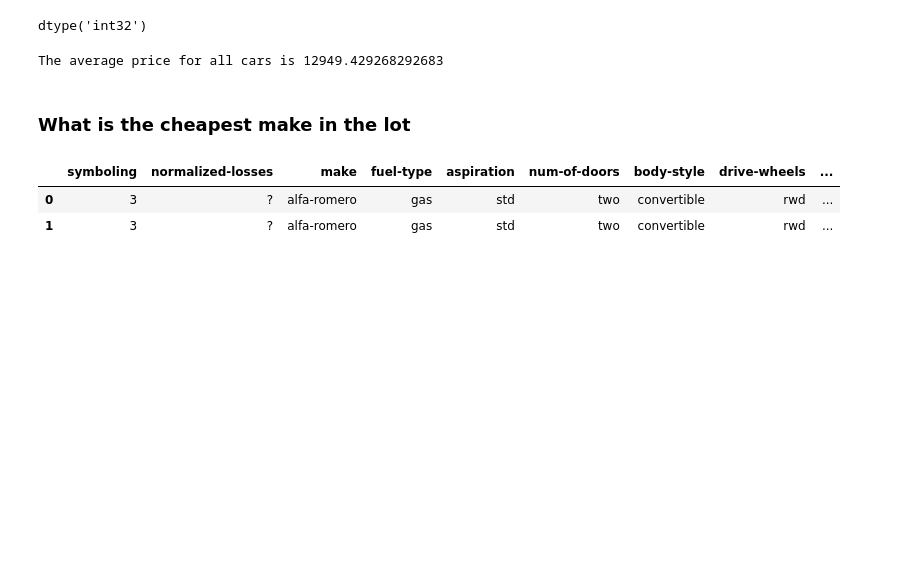
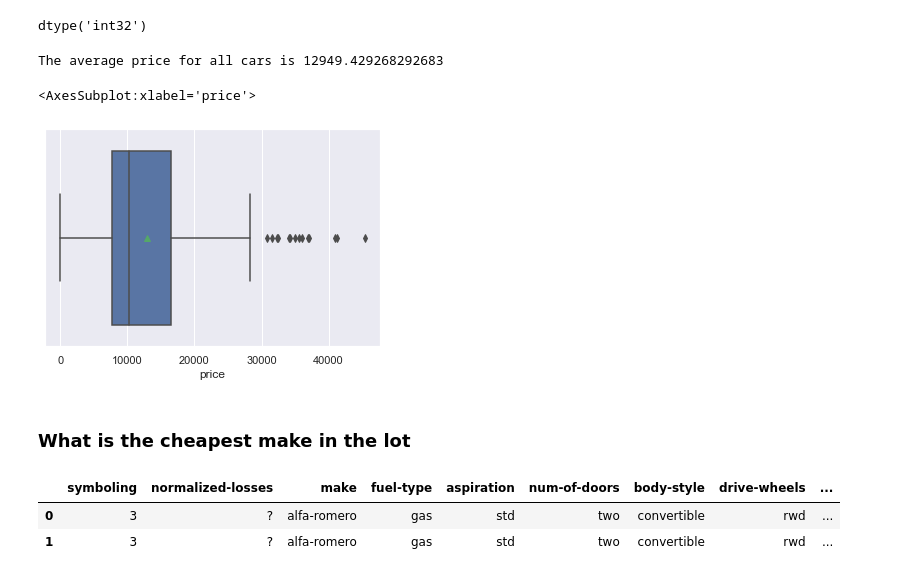
Before and after one commit to rufinsteve/Kaggle-Projects, a Jupyter notebook: Kaggle/Automobile-kaggle-dataset.ipynb, the cells around one changed output. Cells and saved outputs as stored; diff of their text form; code cells hidden in the pictures; blank space fills up the shorter version.

```diff
--- a/Kaggle/Automobile-kaggle-dataset.ipynb
+++ b/Kaggle/Automobile-kaggle-dataset.ipynb
@@ -3,7 +8,7 @@ import pandas as pd
 # %%
 # Read the dataset
 
-autoData = pd.read_csv("C:\\Users\\steve rufin\\Desktop\\PROJECTS\\LEARNING PYTHON\\Kaggle\\Automobile_data.csv")
+autoData = pd.read_csv(r"C:\Users\steve rufin\Desktop\PROJECTS\LEARNING PYTHON\Kaggle\Automobile_data.csv")
 
 autoData
 # %%
@@ -60,6 +65,12 @@ averagePrice = df['price'].mean()
 print(f'The average price for all cars is {averagePrice}')
 # %% [output]
 The average price for all cars is 12949.429268292683
+# %%
+#Visualization using the box plot
+sns.boxplot(x=df['price'],showmeans=True)
+# %% [output]
+<AxesSubplot:xlabel='price'>
+[figure, added]
 # %% [markdown]
 <h3> What is the cheapest make in the lot
 # %%
```
Also changed, not shown: parts of 10 cells of this notebook.
